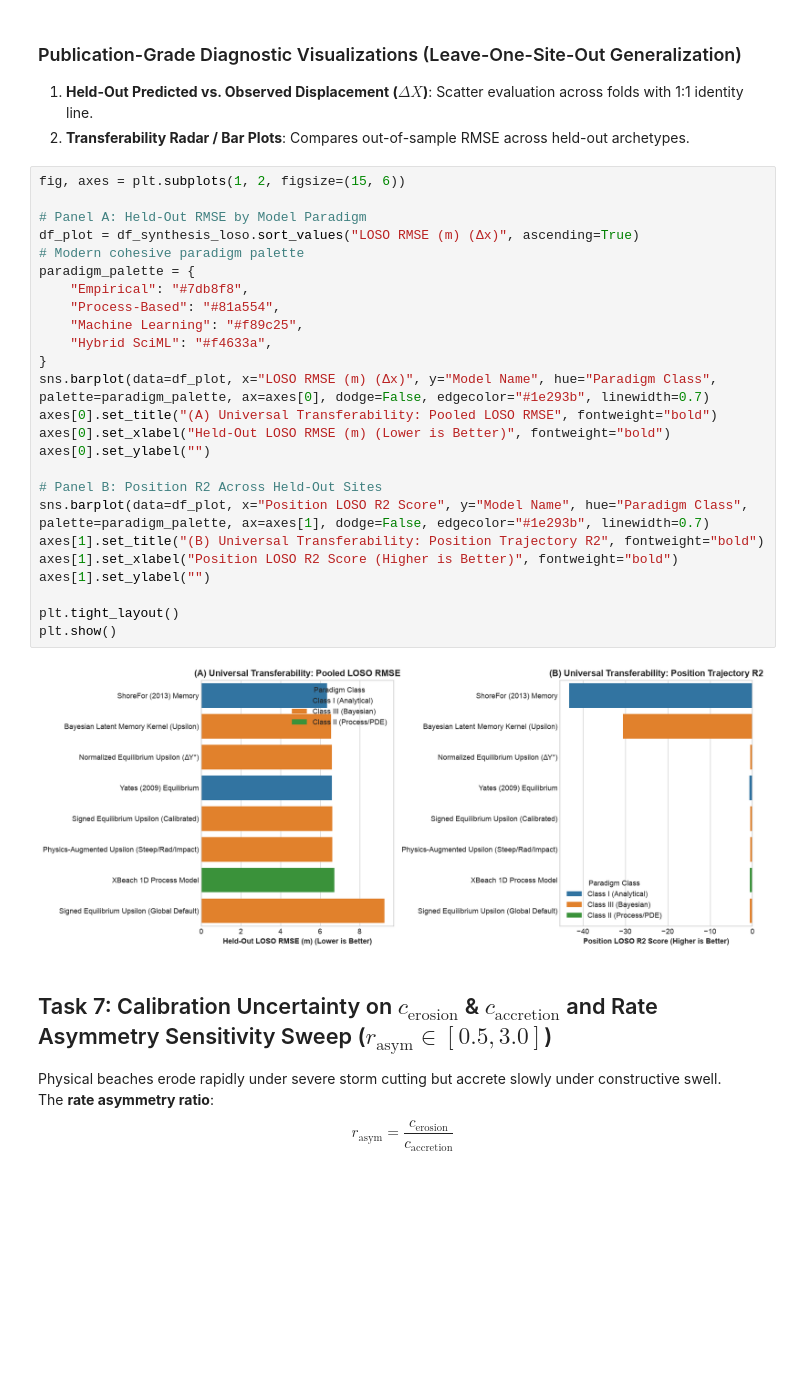
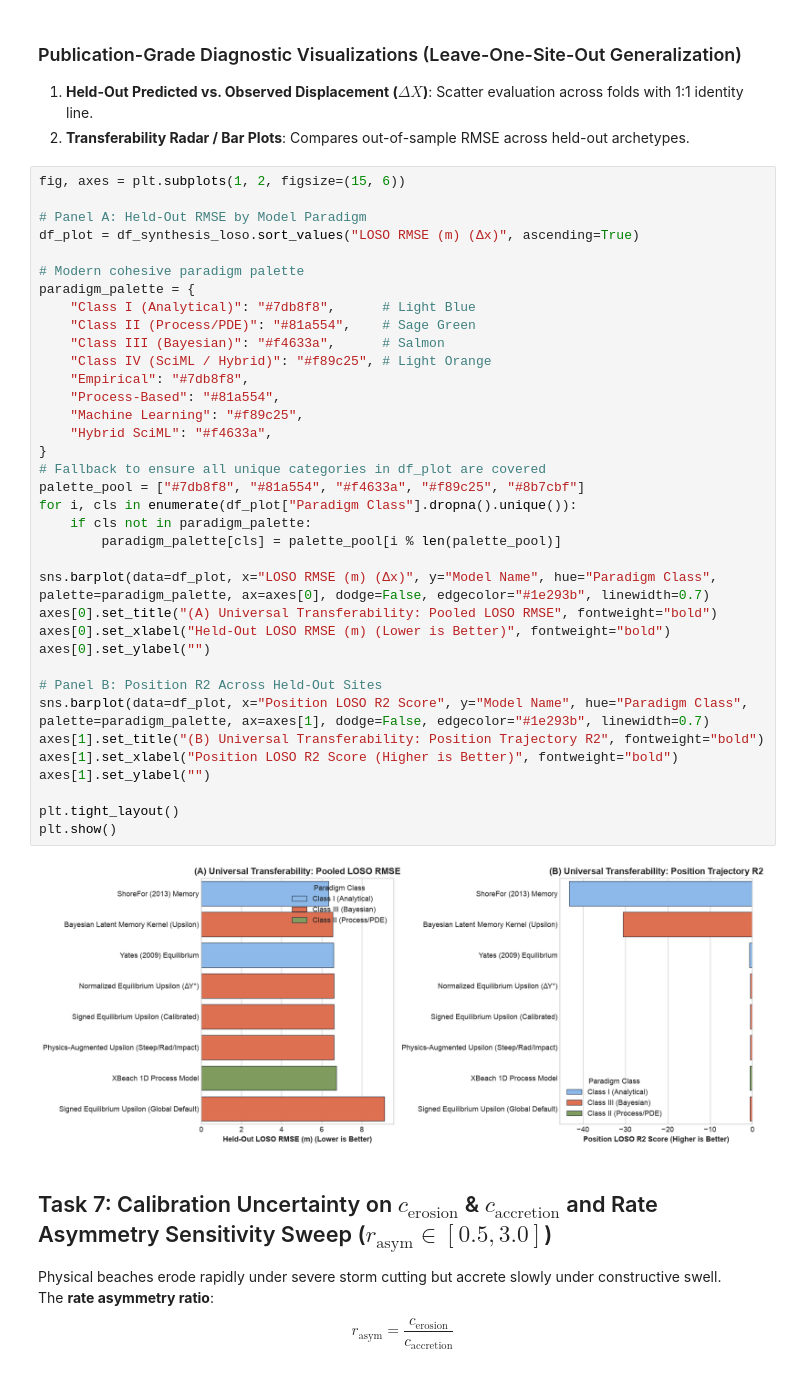
Before and after one commit to sam-tritto/unified-coastal-erosion-index, a Jupyter notebook: 02_Diagnostic_Baselines.ipynb, the cells around one changed output. Cells and saved outputs as stored; diff of their text form; blank space fills up the shorter version.

Commit message:
update analysis notebooks, figures, and architecture generation scripts

```diff
--- a/02_Diagnostic_Baselines.ipynb
+++ b/02_Diagnostic_Baselines.ipynb
@@ -641,30 +691,41 @@ Publication-Grade Global Pooled LOSO Synthesis Table (Zero-Shot Cross-Site Trans
 # %%
 fig, axes = plt.subplots(1, 2, figsize=(15, 6))
 
 # Panel A: Held-Out RMSE by Model Paradigm
 df_plot = df_synthesis_loso.sort_values("LOSO RMSE (m) (Δx)", ascending=True)
+
 # Modern cohesive paradigm palette
 paradigm_palette = {
+    "Class I (Analytical)": "#7db8f8",      # Light Blue
+    "Class II (Process/PDE)": "#81a554",    # Sage Green
+    "Class III (Bayesian)": "#f4633a",      # Salmon
+    "Class IV (SciML / Hybrid)": "#f89c25", # Light Orange
     "Empirical": "#7db8f8",
     "Process-Based": "#81a554",
     "Machine Learning": "#f89c25",
     "Hybrid SciML": "#f4633a",
 }
+# Fallback to ensure all unique categories in df_plot are covered
+palette_pool = ["#7db8f8", "#81a554", "#f4633a", "#f89c25", "#8b7cbf"]
+for i, cls in enumerate(df_plot["Paradigm Class"].dropna().unique()):
+    if cls not in paradigm_palette:
+        paradigm_palette[cls] = palette_pool[i % len(palette_pool)]
+
 sns.barplot(data=df_plot, x="LOSO RMSE (m) (Δx)", y="Model Name", hue="Paradigm Class", palette=paradigm_palette, ax=axes[0], dodge=False, edgecolor="#1e293b", linewidth=0.7)
 axes[0].set_title("(A) Universal Transferability: Pooled LOSO RMSE", fontweight="bold")
 axes[0].set_xlabel("Held-Out LOSO RMSE (m) (Lower is Better)", fontweight="bold")
 axes[0].set_ylabel("")
 
 # Panel B: Position R2 Across Held-Out Sites
 sns.barplot(data=df_plot, x="Position LOSO R2 Score", y="Model Name", hue="Paradigm Class", palette=paradigm_palette, ax=axes[1], dodge=False, edgecolor="#1e293b", linewidth=0.7)
 axes[1].set_title("(B) Universal Transferability: Position Trajectory R2", fontweight="bold")
 axes[1].set_xlabel("Position LOSO R2 Score (Higher is Better)", fontweight="bold")
 axes[1].set_ylabel("")
 
 plt.tight_layout()
 plt.show()
 # %% [output]
-[figure, old version]
+[figure, new version]
 # %% [markdown]
 ## Task 7: Calibration Uncertainty on $c_{\text{erosion}}$ & $c_{\text{accretion}}$ and Rate Asymmetry Sensitivity Sweep ($r_{\text{asym}} \in [0.5, 3.0]$)
 
```
Also changed, not shown: parts of 16 cells of this notebook, 13 other files.
